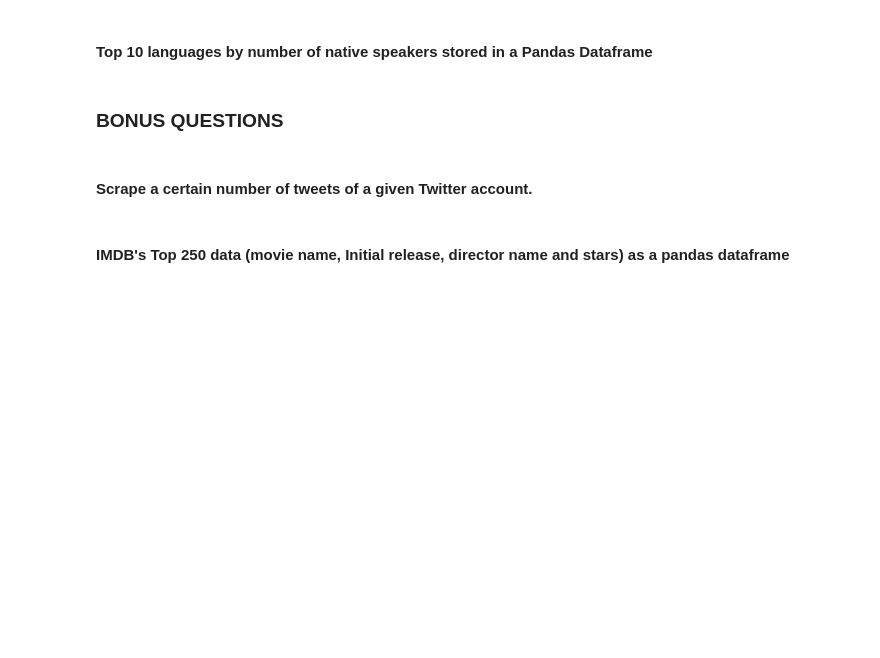
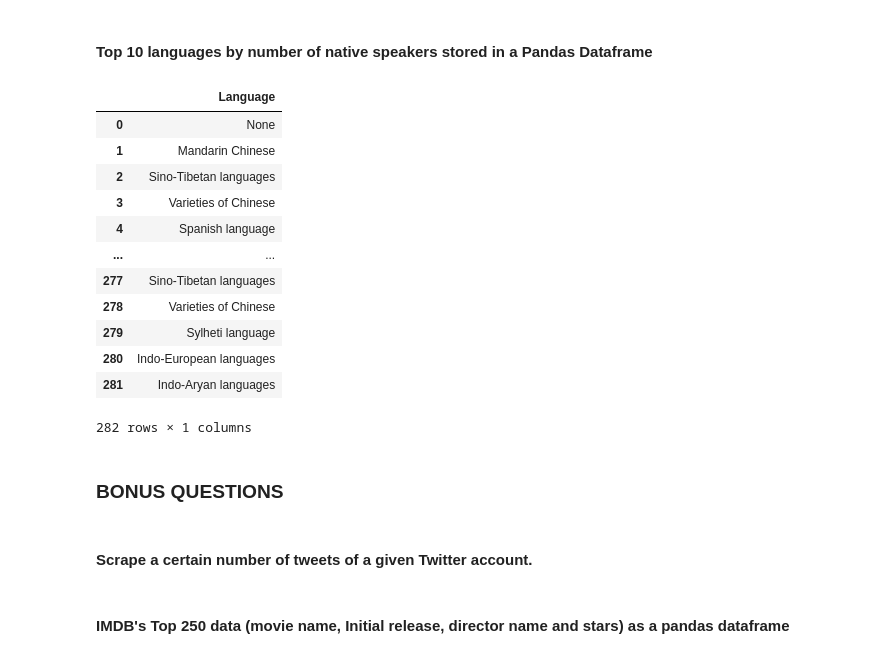
Before and after one commit to ta-datapt-bcn/lab-web-scraping, a Jupyter notebook: your-code/main.ipynb, the cells around one changed output. Cells and saved outputs as stored; diff of their text form; code cells hidden in the pictures; blank space fills up the shorter version.

```diff
--- a/your-code/main.ipynb
+++ b/your-code/main.ipynb
@@ -412,3 +439,40 @@ url = 'https://en.wikipedia.org/wiki/List_of_languages_by_number_of_native_speak
+# %%
+#your code
+
+from urllib.request import urlopen
+
+website_url = requests.get(url).text
+soup = BeautifulSoup(website_url,'lxml')
+
+My_table = soup.find('table',{'class':'wikitable sortable'})
+Links = My_table.find_all('a')
+
+Languages = []
+
+for link in Links:
+    Languages.append(link.get('title'))
+
+
+colnames = ['Language']
+
+datos = Languages
+
+df = pd.DataFrame(datos[1:], columns = colnames)
+df
+# %% [output]
+|  | Language |
+| 0 | None |
+| 1 | Mandarin Chinese |
+| 2 | Sino-Tibetan languages |
+| 3 | Varieties of Chinese |
+| 4 | Spanish language |
+| ... | ... |
+| 277 | Sino-Tibetan languages |
+| 278 | Varieties of Chinese |
+| 279 | Sylheti language |
+| 280 | Indo-European languages |
+| 281 | Indo-Aryan languages |
+282 rows × 1 columns
 # %% [markdown]
 ### BONUS QUESTIONS
 # %% [markdown]
```
Also changed, not shown: parts of 8 cells of this notebook.
